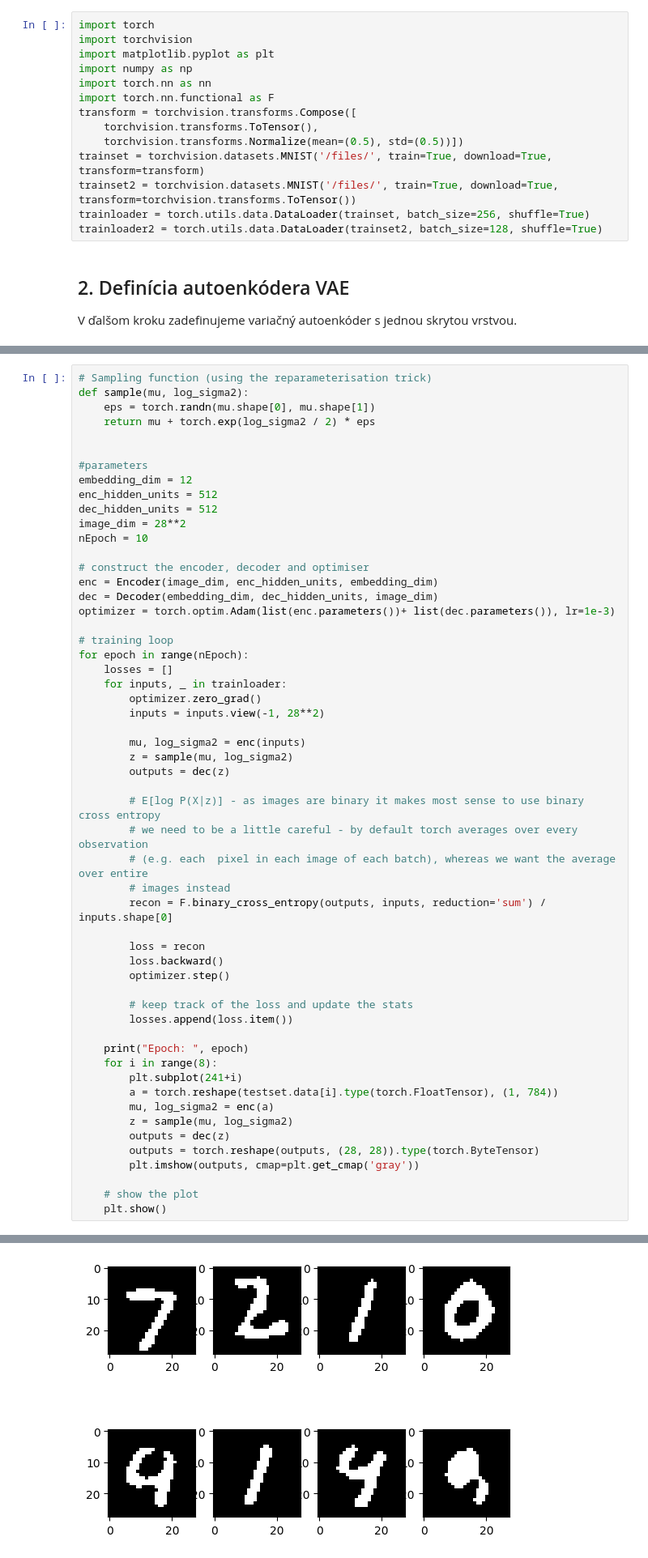
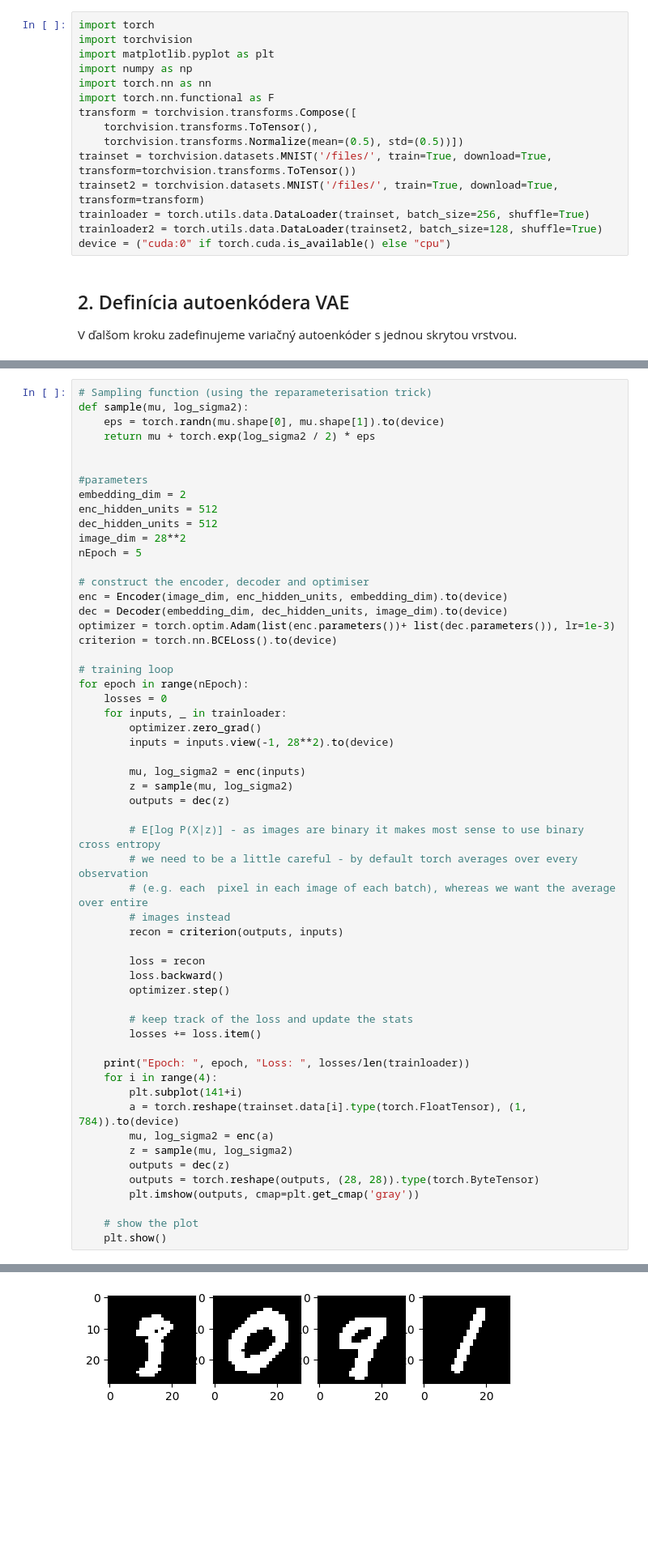
Before and after one commit to DominikVranay/neural-networks-course, a Jupyter notebook: labs/lab11-generative-networks.ipynb, the cells around one changed output, grey strips where cells are left out. Shown at 81% size. Cells and saved outputs as stored; diff of their text form; blank space fills up the shorter version.

```diff
--- a/labs/lab11-generative-networks.ipynb
+++ b/labs/lab11-generative-networks.ipynb
@@ -19,10 +19,11 @@ import torch.nn.functional as F
 transform = torchvision.transforms.Compose([
     torchvision.transforms.ToTensor(),
     torchvision.transforms.Normalize(mean=(0.5), std=(0.5))])
-trainset = torchvision.datasets.MNIST('/files/', train=True, download=True, transform=transform)
-trainset2 = torchvision.datasets.MNIST('/files/', train=True, download=True, transform=torchvision.transforms.ToTensor())
+trainset = torchvision.datasets.MNIST('/files/', train=True, download=True, transform=torchvision.transforms.ToTensor())
+trainset2 = torchvision.datasets.MNIST('/files/', train=True, download=True, transform=transform)
 trainloader = torch.utils.data.DataLoader(trainset, batch_size=256, shuffle=True)
 trainloader2 = torch.utils.data.DataLoader(trainset2, batch_size=128, shuffle=True)
+device = ("cuda:0" if torch.cuda.is_available() else "cpu")
 # %% [markdown]
 ## 2. Definícia autoenkódera VAE
 
@@ -79,28 +80,29 @@ Neostáva nám nič iné, len natrénovať našu sieť. Pridajte chýbajúce par
 # %%
 # Sampling function (using the reparameterisation trick)
 def sample(mu, log_sigma2):
-    eps = torch.randn(mu.shape[0], mu.shape[1])
+    eps = torch.randn(mu.shape[0], mu.shape[1]).to(device)
     return mu + torch.exp(log_sigma2 / 2) * eps
 
 
 #parameters
-embedding_dim = 12
+embedding_dim = 2
 enc_hidden_units = 512
 dec_hidden_units = 512
 image_dim = 28**2
-nEpoch = 10
+nEpoch = 5
 
 # construct the encoder, decoder and optimiser
-enc = Encoder(image_dim, enc_hidden_units, embedding_dim)
-dec = Decoder(embedding_dim, dec_hidden_units, image_dim)
+enc = Encoder(image_dim, enc_hidden_units, embedding_dim).to(device)
+dec = Decoder(embedding_dim, dec_hidden_units, image_dim).to(device)
 optimizer = torch.optim.Adam(list(enc.parameters())+ list(dec.parameters()), lr=1e-3)
+criterion = torch.nn.BCELoss().to(device)
 
 # training loop
 for epoch in range(nEpoch):
-    losses = []
+    losses = 0
     for inputs, _ in trainloader:
         optimizer.zero_grad()
-        inputs = inputs.view(-1, 28**2)
+        inputs = inputs.view(-1, 28**2).to(device)
 
         mu, log_sigma2 = enc(inputs)
         z = sample(mu, log_sigma2)
@@ -110,19 +112,19 @@ for epoch in range(nEpoch):
         # we need to be a little careful - by default torch averages over every observation
         # (e.g. each  pixel in each image of each batch), whereas we want the average over entire
         # images instead
-        recon = F.binary_cross_entropy(outputs, inputs, reduction='sum') / inputs.shape[0]
+        recon = criterion(outputs, inputs)
 
         loss = recon
         loss.backward()
         optimizer.step()
 
         # keep track of the loss and update the stats
-        losses.append(loss.item())
+        losses += loss.item()
 
-    print("Epoch: ", epoch)
-    for i in range(8):
-        plt.subplot(241+i)
-        a = torch.reshape(testset.data[i].type(torch.FloatTensor), (1, 784))
+    print("Epoch: ", epoch, "Loss: ", losses/len(trainloader))
+    for i in range(4):
+        plt.subplot(141+i)
+        a = torch.reshape(trainset.data[i].type(torch.FloatTensor), (1, 784)).to(device)
         mu, log_sigma2 = enc(a)
         z = sample(mu, log_sigma2)
         outputs = dec(z)
@@ -136 +138 @@ Epoch:  0
-[figure, old version]
+[figure, new version]
```
Also changed, not shown: parts of 2 cells of this notebook.
